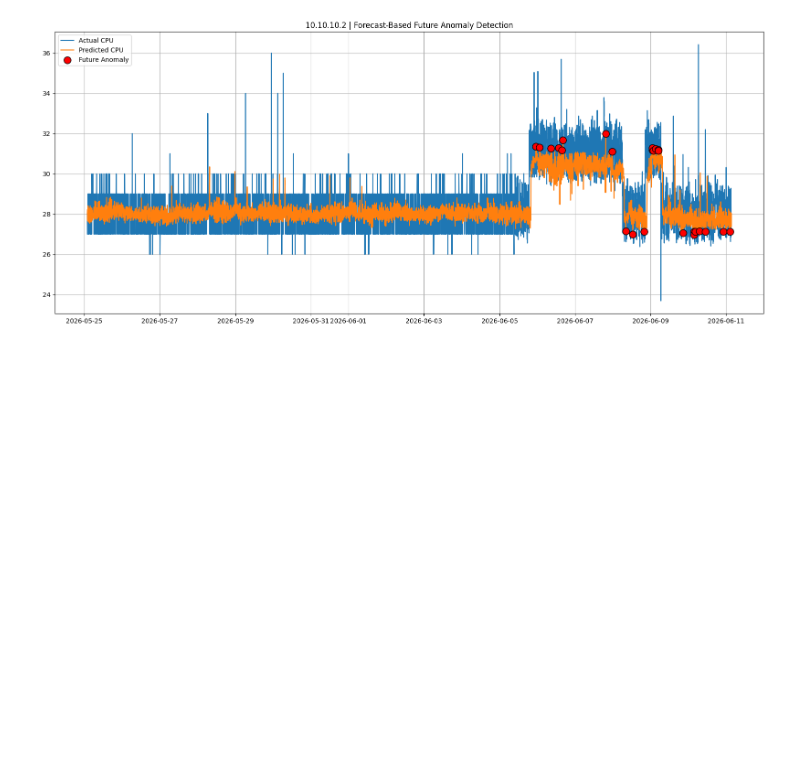
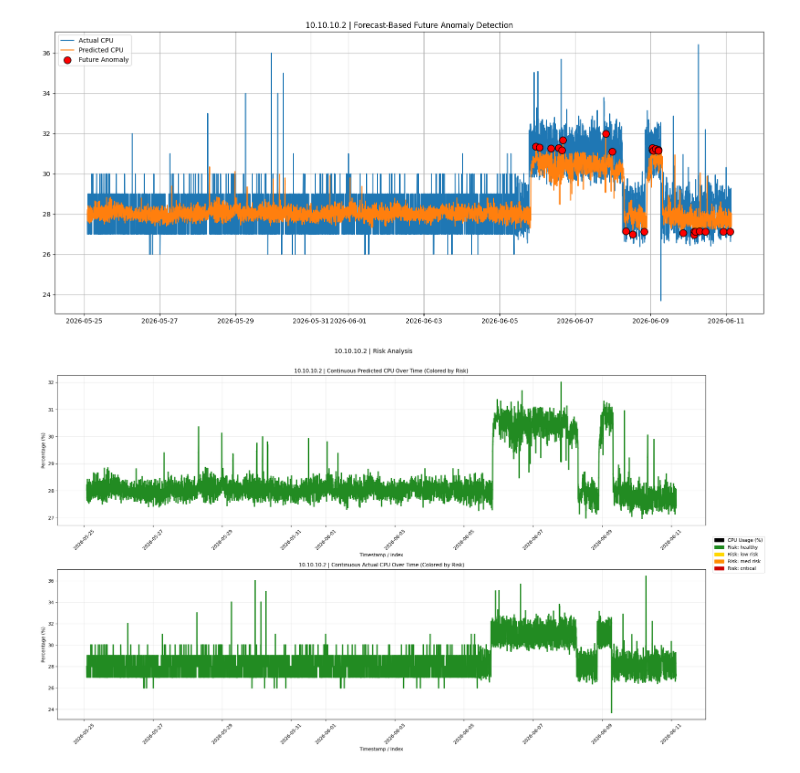
Before and after one commit to AvilashaGoswami1103/AI-Predictive-Maintenance, a Jupyter notebook: CPU/notebooks/06_predicted_anomaly_detection.ipynb, the cells around one changed output. Drawn from its saved outputs; the diff is of its cells as text; code cells hidden in the pictures; blank space fills up the shorter version.

```diff
--- a/CPU/notebooks/06_predicted_anomaly_detection.ipynb
+++ b/CPU/notebooks/06_predicted_anomaly_detection.ipynb
@@ -301 +252,82 @@ fig.update_layout(
 fig.show()
+# %%
+# =====================================
+# RISK ANALYSIS — Continuous Line Colored by Risk
+# (Predicted_1hr and Actual_1hr, colored by risk tier)
+# =====================================
+import matplotlib.pyplot as plt
+import matplotlib.patches as mpatches
+# --- Define risk tiers for CPU usage ---
+def get_cpu_risk(cpu_val):
+    if cpu_val >= 90:
+        return 'critical'
+    elif cpu_val >= 75:
+        return 'med risk'
+    elif cpu_val >= 60:
+        return 'low risk'
+    else:
+        return 'healthy'
+RISK_COLORS = {
+    'healthy':  '#228B22',
+    'low risk': '#FFD700',
+    'med risk': '#FF8C00',
+    'critical': '#CC0000',
+}
+def plot_risk_line(ax, plot_df, value_col, title):
+    """Draw a continuous line colored by risk tier."""
+    plot_df = plot_df[['Timestamp', value_col]].dropna().copy()
+    plot_df = plot_df.sort_values('Timestamp').reset_index(drop=True)
+    plot_df['risk'] = plot_df[value_col].apply(get_cpu_risk)
+
+    # Black backbone
+    ax.plot(plot_df['Timestamp'], plot_df[value_col],
+            color='black', linewidth=1.2, zorder=1, label=value_col)
+
+    # Colored segments
+    for i in range(len(plot_df) - 1):
+        risk = plot_df['risk'].iloc[i]
+        ax.plot(
+            plot_df['Timestamp'].iloc[i:i+2],
+            plot_df[value_col].iloc[i:i+2],
+            color=RISK_COLORS[risk],
+            linewidth=2.5,
+            zorder=2
+        )
+
+    ax.set_title(title, fontsize=11)
+    ax.set_xlabel('Timestamp / Index')
+    ax.set_ylabel('Percentage (%)')
+    ax.tick_params(axis='x', rotation=45)
+    ax.grid(True, alpha=0.3)
+
+# --- Legend patches ---
+patches = [mpatches.Patch(color='black', label='CPU Usage (%)')]
+for label, color in RISK_COLORS.items():
+    patches.append(mpatches.Patch(color=color, label=f'Risk: {label}'))
+
+# --- Two-panel figure ---
+fig, axes = plt.subplots(2, 1, figsize=(20, 12), sharex=False)
+
+plot_risk_line(
+    axes[0], df, 'Predicted_1hr',
+    f'{SERVER_NAME} | Continuous Predicted CPU Over Time (Colored by Risk)'
+)
+
+plot_risk_line(
+    axes[1], df, 'Actual_1hr',
+    f'{SERVER_NAME} | Continuous Actual CPU Over Time (Colored by Risk)'
+)
+
+# Add shared legend to the right of the figure
+fig.legend(
+    handles=patches,
+    loc='center right',
+    bbox_to_anchor=(1.08, 0.5),
+    borderaxespad=0
+)
+
+plt.suptitle(f'{SERVER_NAME} | Risk Analysis', fontsize=13, y=1.01)
+plt.tight_layout()
+plt.show()
+# %% [output]
+[figure, added]
```
Also changed, not shown: parts of 7 cells of this notebook, 6 other files.
